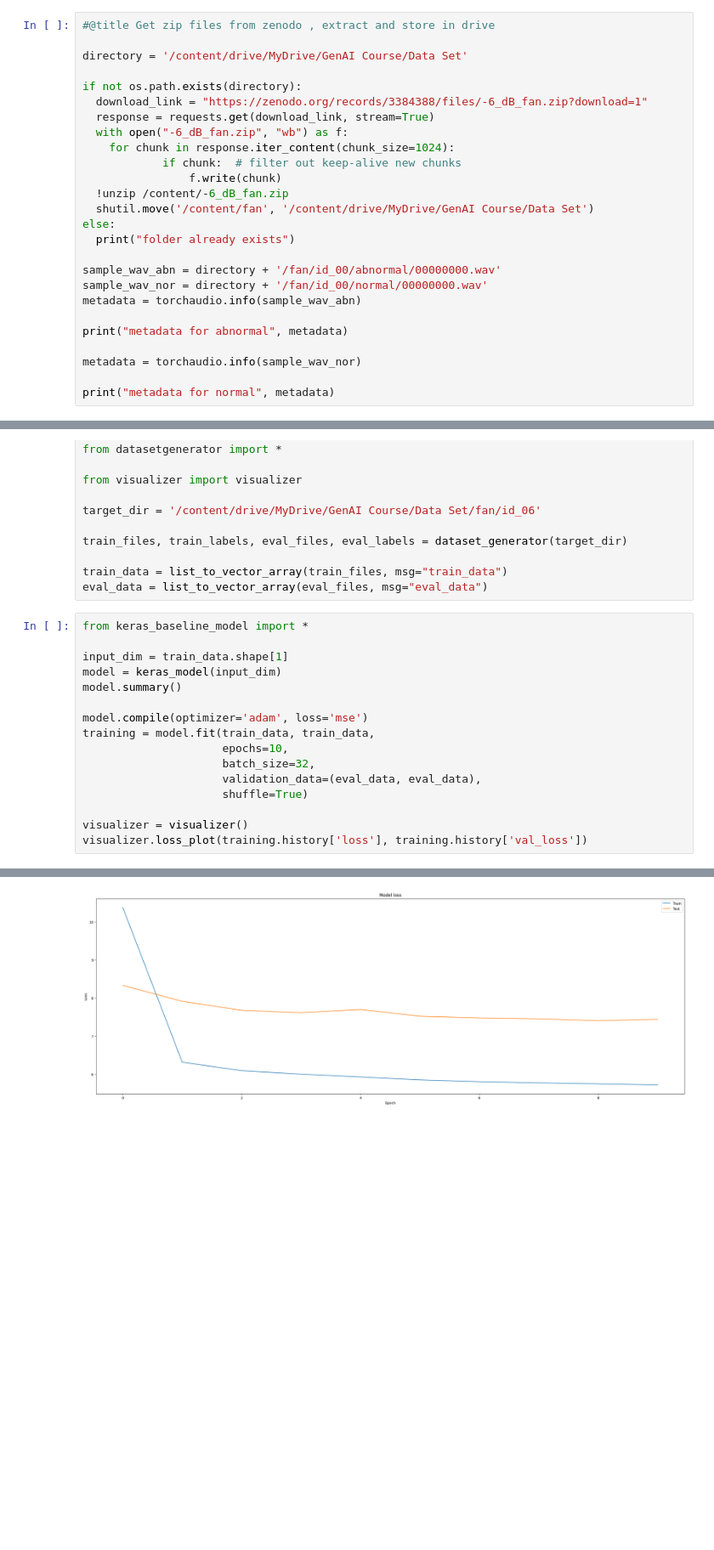
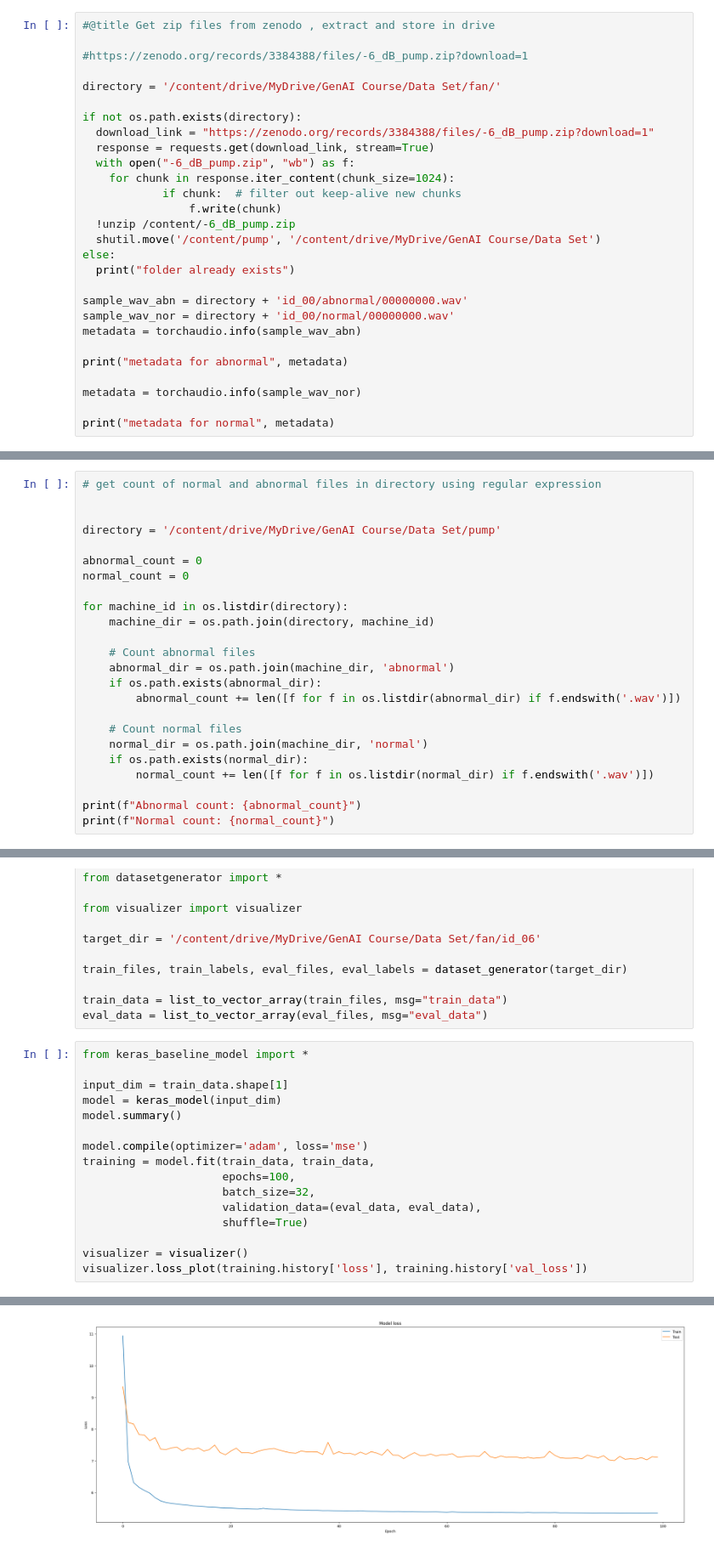
Before and after one commit to tummalapallimurali/GenAI, a Jupyter notebook: Machine_Abnormality.ipynb, the cells around one changed output, grey strips where cells are left out. Shown at 85% size. Drawn from its saved outputs; the diff is of its cells as text; blank space fills up the shorter version.

```diff
--- a/Machine_Abnormality.ipynb
+++ b/Machine_Abnormality.ipynb
@@ -70,22 +70,24 @@ from matplotlib import pyplot as plt
 # %%
 #@title Get zip files from zenodo , extract and store in drive
 
-directory = '/content/drive/MyDrive/GenAI Course/Data Set'
+#https://zenodo.org/records/3384388/files/-6_dB_pump.zip?download=1
+
+directory = '/content/drive/MyDrive/GenAI Course/Data Set/fan/'
 
 if not os.path.exists(directory):
-  download_link = "https://zenodo.org/records/3384388/files/-6_dB_fan.zip?download=1"
+  download_link = "https://zenodo.org/records/3384388/files/-6_dB_pump.zip?download=1"
   response = requests.get(download_link, stream=True)
-  with open("-6_dB_fan.zip", "wb") as f:
+  with open("-6_dB_pump.zip", "wb") as f:
     for chunk in response.iter_content(chunk_size=1024):
             if chunk:  # filter out keep-alive new chunks
                 f.write(chunk)
-  !unzip /content/-6_dB_fan.zip
-  shutil.move('/content/fan', '/content/drive/MyDrive/GenAI Course/Data Set')
+  !unzip /content/-6_dB_pump.zip
+  shutil.move('/content/pump', '/content/drive/MyDrive/GenAI Course/Data Set')
 else:
   print("folder already exists")
 
-sample_wav_abn = directory + '/fan/id_00/abnormal/00000000.wav'
-sample_wav_nor = directory + '/fan/id_00/normal/00000000.wav'
+sample_wav_abn = directory + 'id_00/abnormal/00000000.wav'
+sample_wav_nor = directory + 'id_00/normal/00000000.wav'
 metadata = torchaudio.info(sample_wav_abn)
 
 print("metadata for abnormal", metadata)
@@ -97,3 +99,27 @@ print("metadata for normal", metadata)
 folder already exists
 metadata for abnormal AudioMetaData(sample_rate=16000, num_frames=160000, num_channels=8, bits_per_sample=16, encoding=PCM_S)
 metadata for normal AudioMetaData(sample_rate=16000, num_frames=160000, num_channels=8, bits_per_sample=16, encoding=PCM_S)
+# %%
+# get count of normal and abnormal files in directory using regular expression
+
+
+directory = '/content/drive/MyDrive/GenAI Course/Data Set/pump'
+
+abnormal_count = 0
+normal_count = 0
+
+for machine_id in os.listdir(directory):
+    machine_dir = os.path.join(directory, machine_id)
+
+    # Count abnormal files
+    abnormal_dir = os.path.join(machine_dir, 'abnormal')
+    if os.path.exists(abnormal_dir):
+        abnormal_count += len([f for f in os.listdir(abnormal_dir) if f.endswith('.wav')])
+
+    # Count normal files
+    normal_dir = os.path.join(machine_dir, 'normal')
+    if os.path.exists(normal_dir):
+        normal_count += len([f for f in os.listdir(normal_dir) if f.endswith('.wav')])
+
+print(f"Abnormal count: {abnormal_count}")
+print(f"Normal count: {normal_count}")
@@ -610,7 +640,7 @@ model.summary()
 
 model.compile(optimizer='adam', loss='mse')
 training = model.fit(train_data, train_data,
-                     epochs=10,
+                     epochs=100,
                      batch_size=32,
                      validation_data=(eval_data, eval_data),
                      shuffle=True)
@@ -662,4 +689,4 @@ Epoch 10/10
-[figure, old version]
+[figure, new version]
 # %%
 from keras_encoder_decoder_model import *
 from visualizer import visualizer
```
Also changed, not shown: parts of 16 cells of this notebook.
